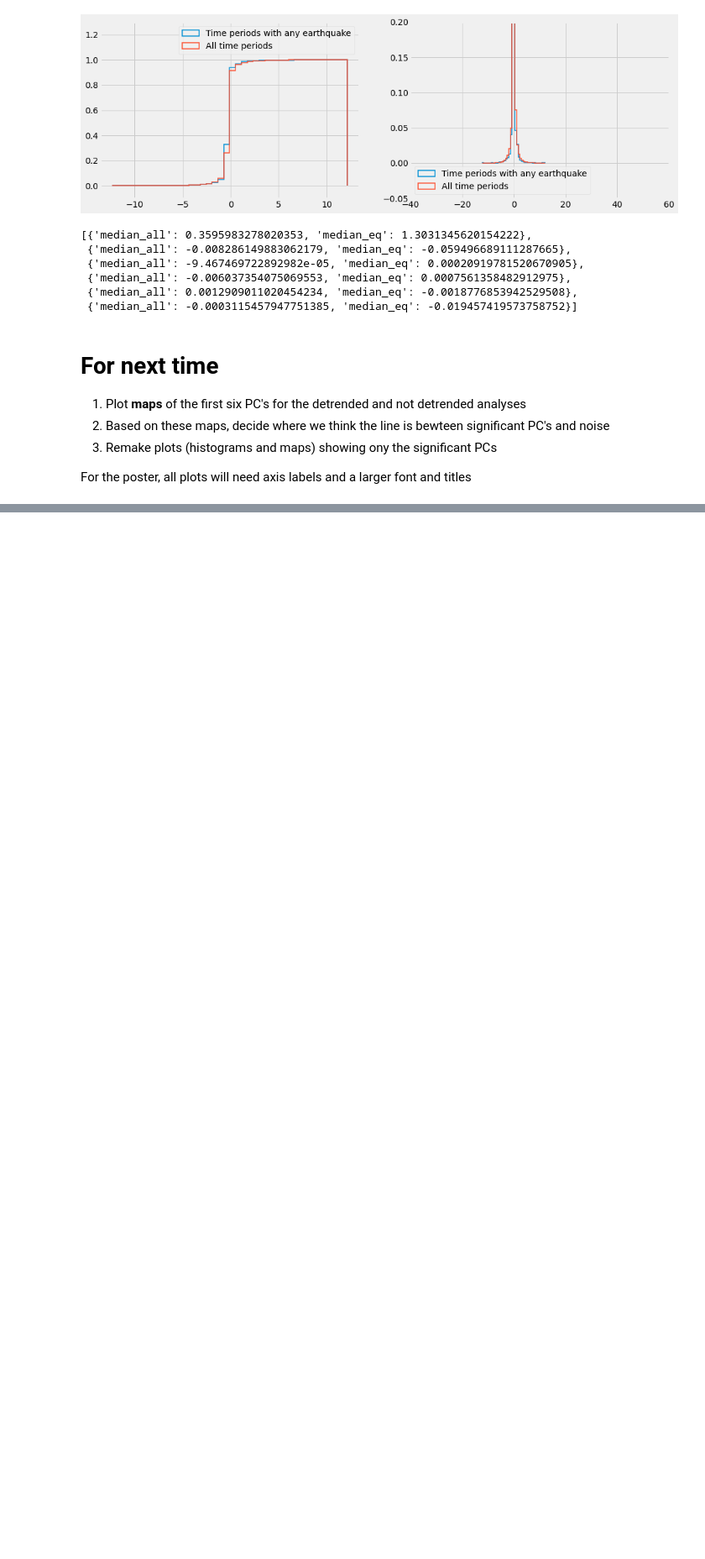
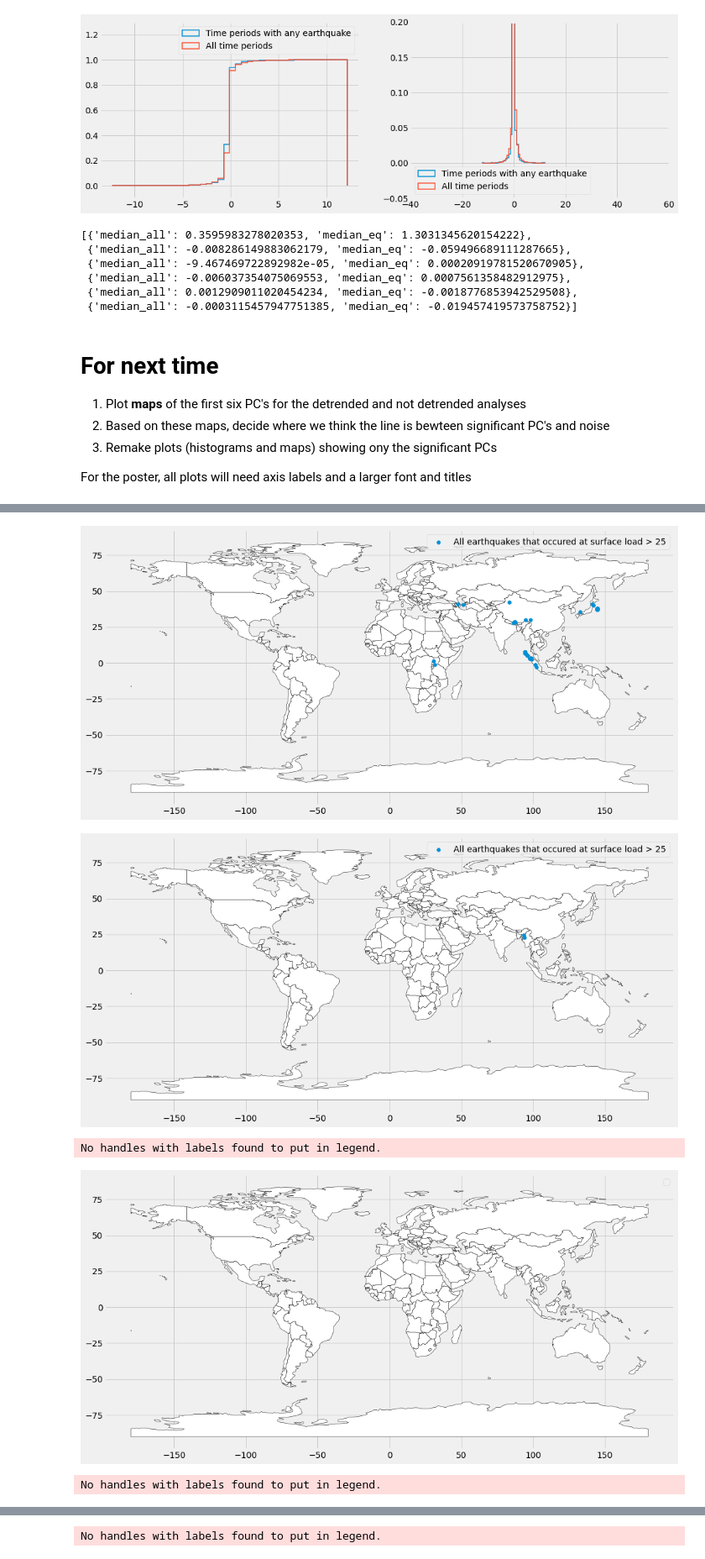
Before and after one commit to epic-research-group/surface-load-quakes, a Jupyter notebook: surface-load-earthquake-relationship.ipynb, the cells around one changed output, grey strips where cells are left out. Shown at 84% size. Drawn from its saved outputs; the diff is of its cells as text; code cells hidden in the pictures; blank space fills up the shorter version.

```diff
--- a/surface-load-earthquake-relationship.ipynb
+++ b/surface-load-earthquake-relationship.ipynb
@@ -179,0 +219,9 @@ For the poster, all plots will need axis labels and a larger font and titles
+# %%
+for i in range(6):
+    plot_map(25, D_eq_values[i])
+# %% [output]
+[figure, added]
+[figure, added]
+No handles with labels found to put in legend.
+[figure, added]
+No handles with labels found to put in legend.
@@ -179,0 +229 @@ For the poster, all plots will need axis labels and a larger font and titles
+No handles with labels found to put in legend.
```
Also changed, not shown: parts of 8 cells of this notebook.
